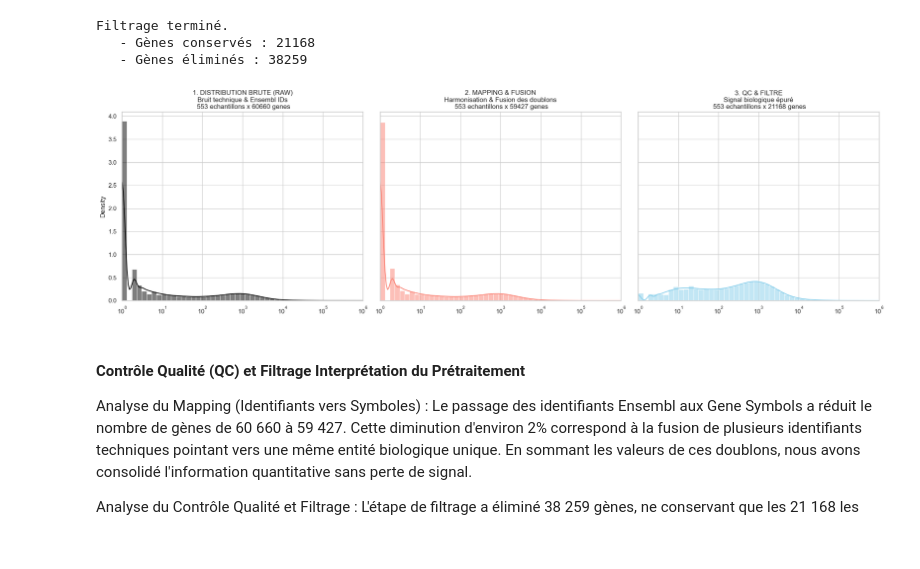
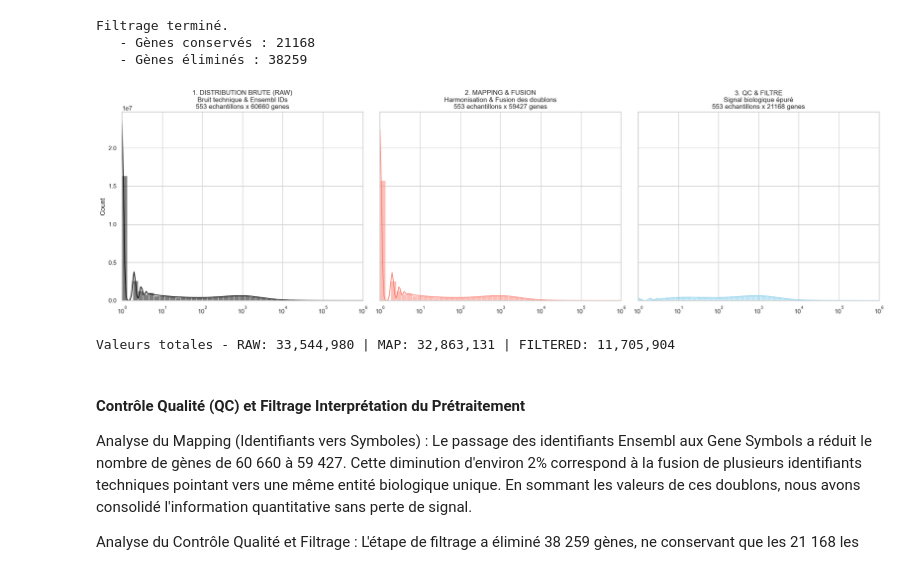
Before and after one commit to mylaila/TCGA_UCEC_project, a Jupyter notebook: 0B_qc_normalization.ipynb, the cells around one changed output. Saved outputs shown, nothing was run; the diff lists cells and outputs as text; code cells hidden in the pictures.

```diff
--- a/0B_qc_normalization.ipynb
+++ b/0B_qc_normalization.ipynb
@@ -110,29 +146,34 @@ Filtrage terminé.
    - Gènes éliminés : 38259
 # %%
 x_min, x_max = 1, 1e6
-n_points = 1000000
 
 fig, (ax1, ax2, ax3) = plt.subplots(1, 3, figsize=(20, 6), sharey=True)
 
-data_raw = df_raw.values.flatten()[:n_points] + 1
-sns.histplot(data_raw, bins=50, color="black", ax=ax1, kde=True, log_scale=True, stat="density")
+# RAW - toutes les valeurs
+data_raw = df_raw.values.flatten() + 1
+sns.histplot(data_raw, bins=50, color="black", ax=ax1, kde=True, log_scale=True, stat="count")
 ax1.set_xlim(x_min, x_max)
-ax1.set_title(f"1. DISTRIBUTION BRUTE (RAW)\nBruit technique & Ensembl IDs\n {df_raw.shape[0]} echantillons x {df_raw.shape[1]} genes")
+ax1.set_title(f"1. DISTRIBUTION BRUTE (RAW)\nBruit technique & Ensembl IDs\n{df_raw.shape[0]} echantillons x {df_raw.shape[1]} genes")
 
-data_map = df_expr.values.flatten()[:n_points] + 1
-sns.histplot(data_map, bins=50, color="salmon", ax=ax2, kde=True, log_scale=True, stat="density")
+# MAPPING - toutes les valeurs
+data_map = df_expr.values.flatten() + 1
+sns.histplot(data_map, bins=50, color="salmon", ax=ax2, kde=True, log_scale=True, stat="count")
 ax2.set_xlim(x_min, x_max)
-ax2.set_title(f"2. MAPPING & FUSION\nHarmonisation & Fusion des doublons\n {df_expr.shape[0]} echantillons x {df_expr.shape[1]} genes")
+ax2.set_title(f"2. MAPPING & FUSION\nHarmonisation & Fusion des doublons\n{df_expr.shape[0]} echantillons x {df_expr.shape[1]} genes")
 
-data_filtered = df_filtered.values.flatten()[:n_points] + 1
-sns.histplot(data_filtered, bins=50, color="skyblue", ax=ax3, kde=True, log_scale=True, stat="density")
+# FILTERED - toutes les valeurs
+data_filtered = df_filtered.values.flatten() + 1
+sns.histplot(data_filtered, bins=50, color="skyblue", ax=ax3, kde=True, log_scale=True, stat="count")
 ax3.set_xlim(x_min, x_max)
-ax3.set_title(f"3. QC & FILTRE\nSignal biologique épuré\n {df_filtered.shape[0]} echantillons x {df_filtered.shape[1]} genes")
+ax3.set_title(f"3. QC & FILTRE\nSignal biologique épuré\n{df_filtered.shape[0]} echantillons x {df_filtered.shape[1]} genes")
 
 plt.tight_layout()
 plt.show()
+
+print(f"Valeurs totales - RAW: {len(data_raw):,} | MAP: {len(data_map):,} | FILTERED: {len(data_filtered):,}")
 # %% [output]
-[figure, old version]
+[figure, new version]
+Valeurs totales - RAW: 33,544,980 | MAP: 32,863,131 | FILTERED: 11,705,904
 # %% [markdown]
 #### Contrôle Qualité (QC) et Filtrage Interprétation du Prétraitement
 
```
Also changed, not shown: parts of 2 cells of this notebook, 5 other files.
